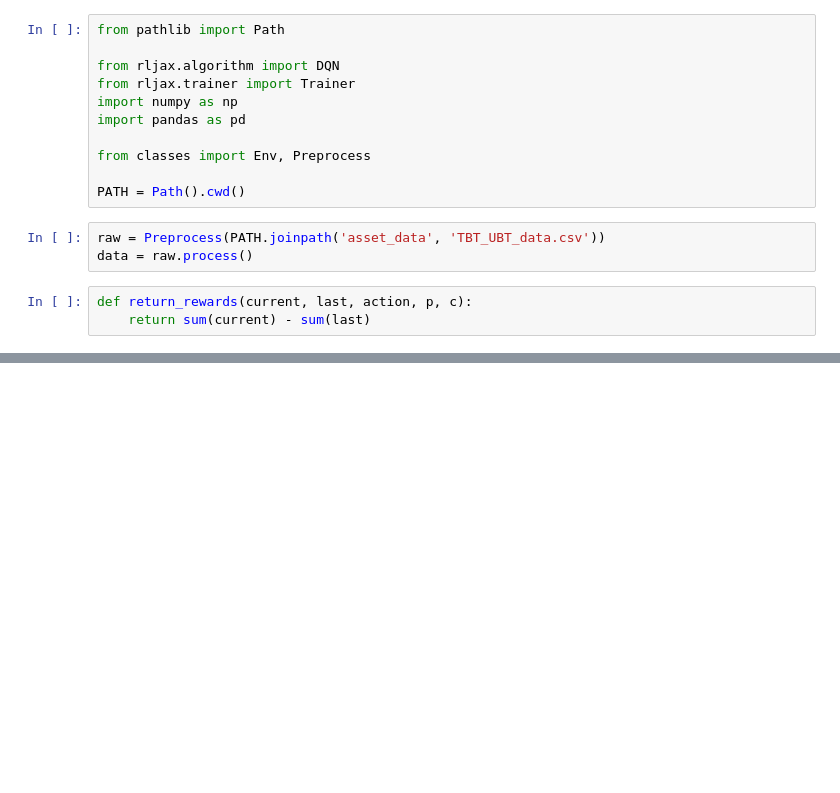
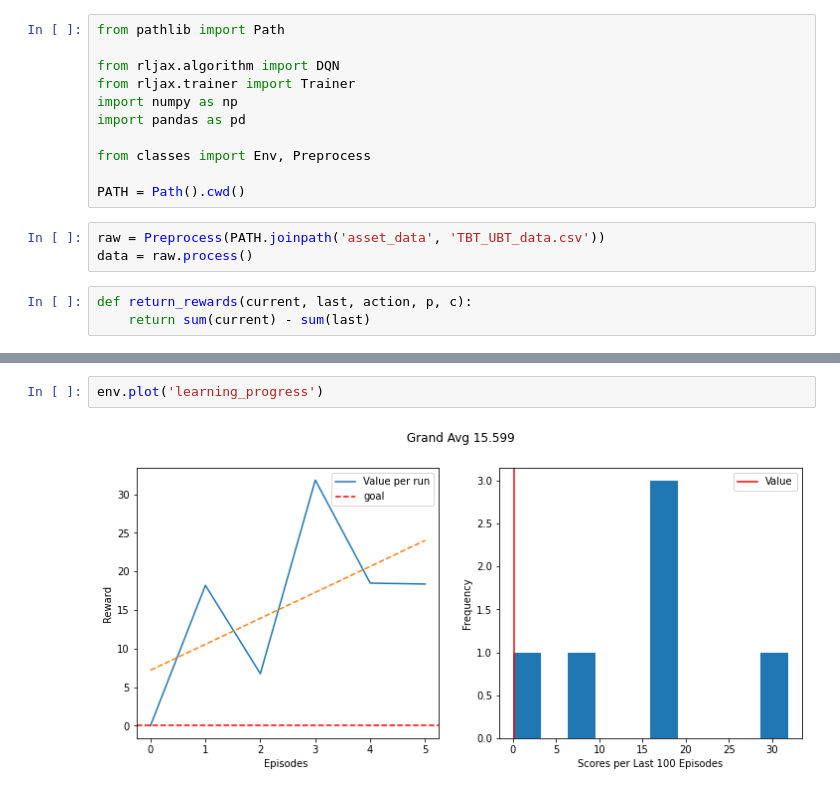
Before and after one commit to kew96/MicroPriceTradingRL, a Jupyter notebook: DQN.ipynb, the cells around one changed output, grey strips where cells are left out. Saved outputs shown, nothing was run; the diff lists cells and outputs as text; blank space fills up the shorter version.

```diff
--- a/DQN.ipynb
+++ b/DQN.ipynb
@@ -80,0 +80,4 @@ env_test.plot('summarize_decisions')
+# %%
+env.plot('learning_progress')
+# %% [output]
+[figure, added]
```
Also changed, not shown: parts of 5 cells of this notebook.
